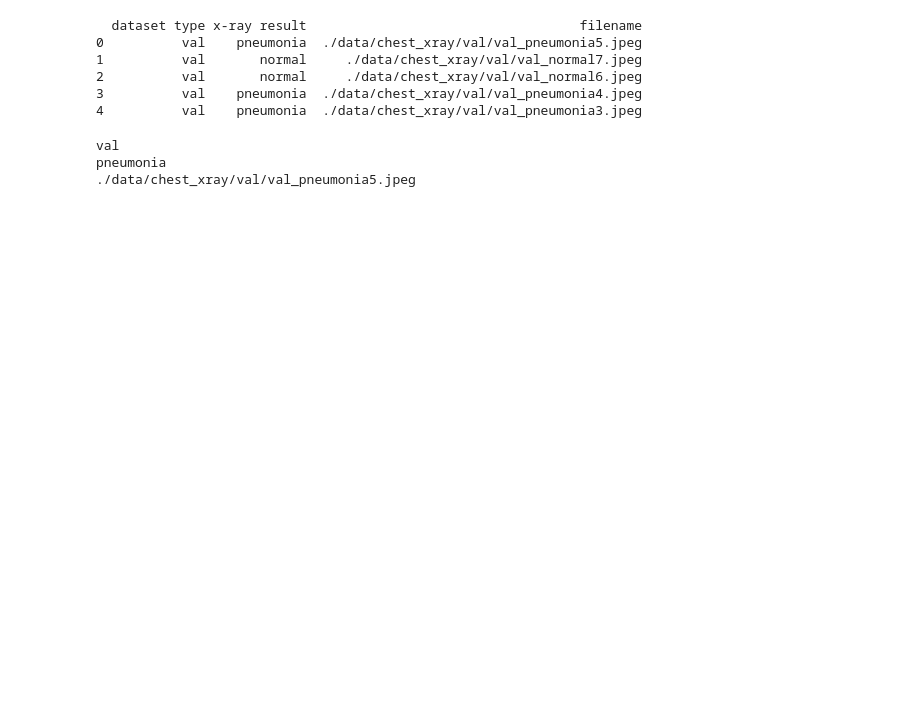
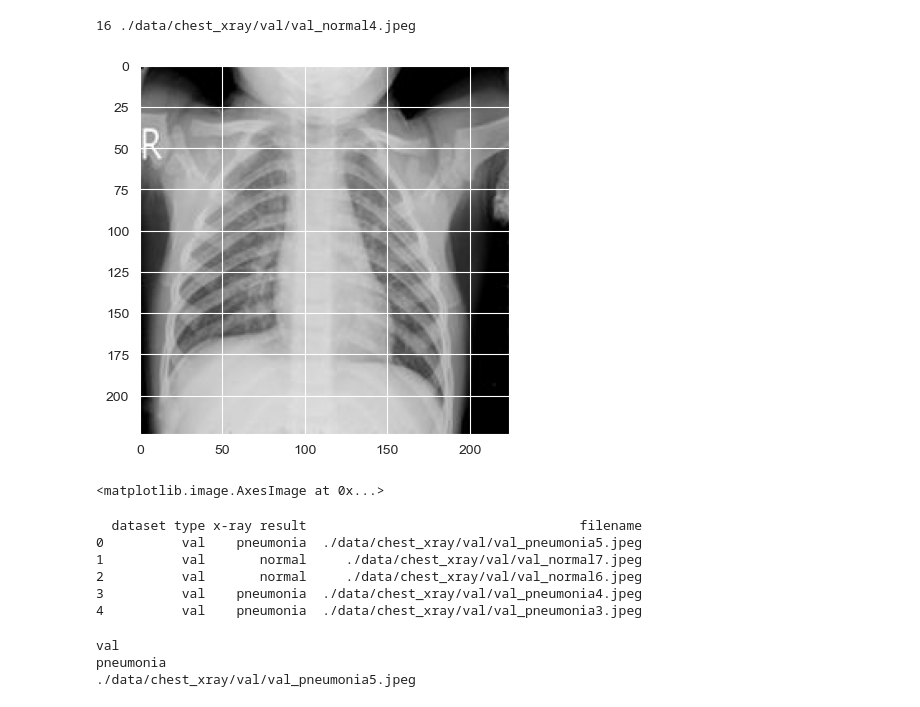
Before and after one commit to berina-spirjan1/pneumonia-detection-ml-with-react, a Jupyter notebook: main.ipynb, the cells around one changed output. Saved outputs shown, nothing was run; the diff lists cells and outputs as text; code cells hidden in the pictures; blank space fills up the shorter version.

```diff
--- a/main.ipynb
+++ b/main.ipynb
@@ -17,7 +17,11 @@ def get_random_image(dir):
             plt.show()
             return ready_image
 # %%
-get_random_image("train")
+get_random_image("val")
+# %% [output]
+16 ./data/chest_xray/val/val_normal4.jpeg
+[figure, added]
+<matplotlib.image.AxesImage at 0x...>
 # %%
 from PIL import Image
 
```
Also changed, not shown: parts of 4 cells of this notebook, 2 other files.
